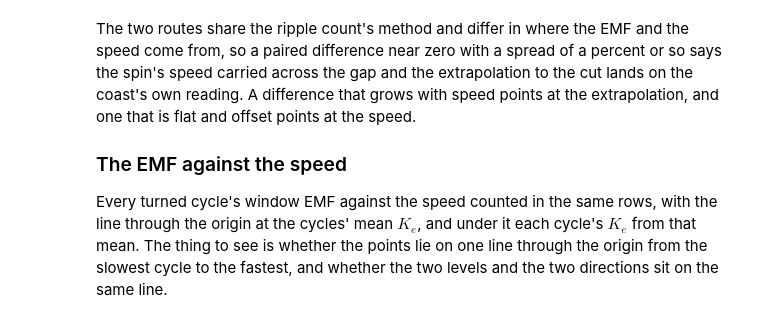
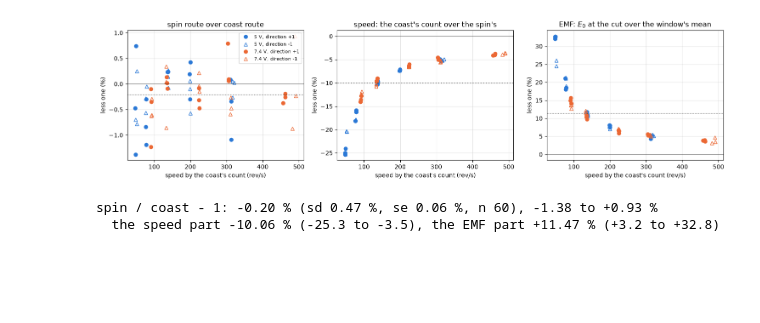
Before and after one commit to OpenServoCore/notebooks, a Jupyter notebook: stages/2-motor/bemf-coast/bemf-coast.ipynb, the cells around one changed output. Drawn from its saved outputs; the diff is of its cells as text; code cells hidden in the pictures; blank space fills up the shorter version.

```diff
--- a/stages/2-motor/bemf-coast/bemf-coast.ipynb
+++ b/stages/2-motor/bemf-coast/bemf-coast.ipynb
@@ -395,24 +594,25 @@ The spin route over the coast route, less one, cycle by cycle against the coast'
 # %%
 pair = ok.dropna(subset=["ke_spin"]).copy()
 pair["diff_pct"] = (pair["ke_spin"] / pair["ke_coast"] - 1) * 100
 pair["speed_part_pct"] = (pair["f_coast"] / pair["f_spin"] - 1) * 100       # the speed in the denominator: the coast's over the spin's
 pair["emf_part_pct"] = (pair["e0_v"] / pair["emf_v"] - 1) * 100             # the EMF in the numerator: E0 over the window's mean
-fig, ax = plt.subplots(1, 3, figsize=(15, 4), sharey=True)
+fig, ax = plt.subplots(1, 3, figsize=(15, 4))
 for a, c, title in zip(ax, ["diff_pct", "speed_part_pct", "emf_part_pct"],
                        ["spin route over coast route", "speed: the coast's count over the spin's", "EMF: $E_0$ at the cut over the window's mean"]):
     for v in COLOR:
         for d in (1, -1):
             h = pair[(pair["level"] == v) & (pair["dir"] == d)]
             a.plot(h["speed_rev_s"], h[c], MARK[d], color=COLOR[v], mfc=COLOR[v] if d == 1 else "none", label=f"{v:g} V, direction {d:+d}")
     a.axhline(0, color=INK, lw=0.5); a.axhline(pair[c].mean(), color=INK, lw=0.8, ls=":"); a.set_title(title); a.set_xlabel("speed by the coast's count (rev/s)"); a.grid(alpha=0.3)
-ax[0].set_ylabel("less one (%)"); ax[0].legend(fontsize=8)
+    a.set_ylabel("less one (%)")
+ax[0].legend(fontsize=8)
 plt.tight_layout(); plt.show()
 DIFF_MEAN, DIFF_SE = pair["diff_pct"].mean(), pair["diff_pct"].std() / np.sqrt(len(pair))
-print(f"spin / coast - 1: {DIFF_MEAN:+.2f} % (sd {pair['diff_pct'].std():.2f} %, se {DIFF_SE:.2f} %, n {len(pair)})")
-print(f"  the speed part {pair['speed_part_pct'].mean():+.2f} % (sd {pair['speed_part_pct'].std():.2f}), the EMF part {pair['emf_part_pct'].mean():+.2f} % (sd {pair['emf_part_pct'].std():.2f})")
+print(f"spin / coast - 1: {DIFF_MEAN:+.2f} % (sd {pair['diff_pct'].std():.2f} %, se {DIFF_SE:.2f} %, n {len(pair)}), "
+      f"{pair['diff_pct'].min():+.2f} to {pair['diff_pct'].max():+.2f} %")
+print(f"  the speed part {pair['speed_part_pct'].mean():+.2f} % ({pair['speed_part_pct'].min():+.1f} to {pair['speed_part_pct'].max():+.1f}), "
+      f"the EMF part {pair['emf_part_pct'].mean():+.2f} % ({pair['emf_part_pct'].min():+.1f} to {pair['emf_part_pct'].max():+.1f})")
+# %% [output]
+[figure, added]
+spin / coast - 1: -0.20 % (sd 0.47 %, se 0.06 %, n 60), -1.38 to +0.93 %
+  the speed part -10.06 % (-25.3 to -3.5), the EMF part +11.47 % (+3.2 to +32.8)
-# %% [markdown]
-The two routes share the ripple count's method and differ in where the EMF and the speed come from, so a paired difference near zero with a spread of a percent or so says the spin's speed carried across the gap and the extrapolation to the cut lands on the coast's own reading. A difference that grows with speed points at the extrapolation, and one that is flat and offset points at the speed.
-
-### The EMF against the speed
-
-Every turned cycle's window EMF against the speed counted in the same rows, with the line through the origin at the cycles' mean $K_e$, and under it each cycle's $K_e$ from that mean. The thing to see is whether the points lie on one line through the origin from the slowest cycle to the fastest, and whether the two levels and the two directions sit on the same line.
```
Also changed, not shown: parts of 44 cells of this notebook, 1 other file.
